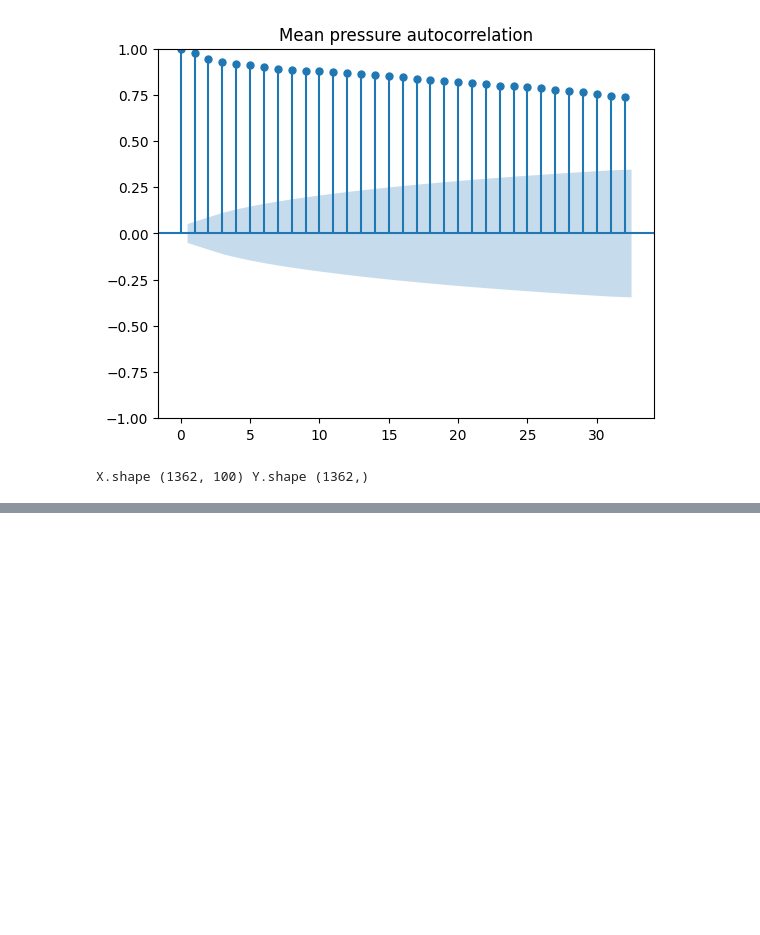
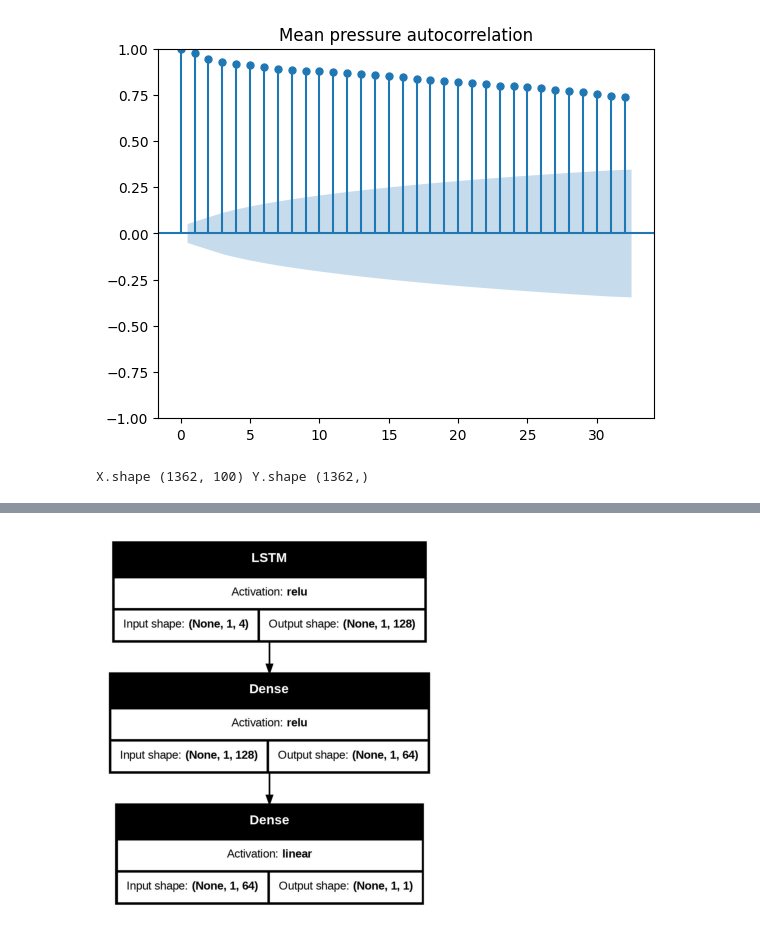
Before and after one commit to xvymaz12/ADAML2, a Jupyter notebook: ADAML2.ipynb, the cells around one changed output, grey strips where cells are left out. Cells and saved outputs as stored; diff of their text form; code cells hidden in the pictures; blank space fills up the shorter version.

```diff
--- a/ADAML2.ipynb
+++ b/ADAML2.ipynb
@@ -374,0 +426,7 @@ plt.show()
+# %%
+modelLSTM = Sequential()
+modelLSTM.add(LSTM(num_units, input_shape=(1,num_features), return_sequences=True, activation="relu"))
+modelLSTM.add(Dense(num_dense, activation="relu"))
+modelLSTM.add(Dense(1))
+modelLSTM.compile(loss='mean_squared_error', optimizer=RMSprop(learning_rate=lr),metrics=['mse'])
+modelLSTM.summary()
@@ -374,0 +447,16 @@ plt.show()
+# %%
+LSTM_img_file = '/tmp/model_2.jpg'
+
+plot_model(
+    modelLSTM,
+    to_file=LSTM_img_file,
+    show_shapes=True,
+    show_layer_activations=True,
+)
+
+LSTM_img = plt.imread(LSTM_img_file)
+plt.axis('off')
+plt.imshow(LSTM_img)
+plt.show()
+# %% [output]
+[figure, added]
```
Also changed, not shown: parts of 15 cells of this notebook, 1 other file.
